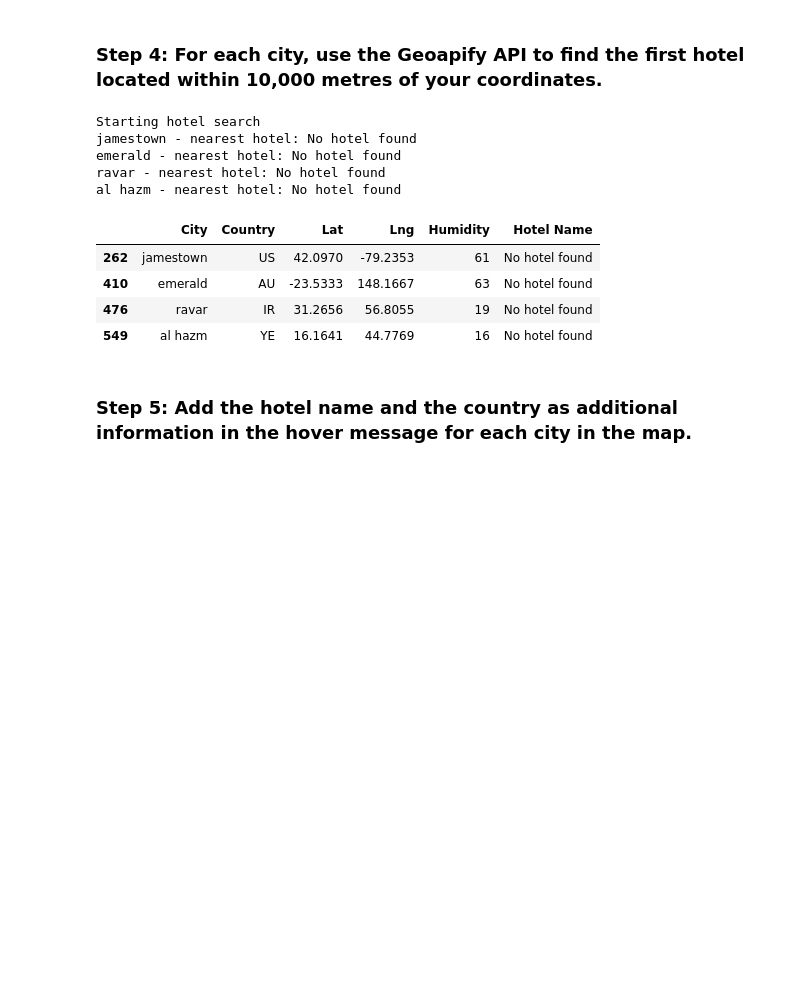
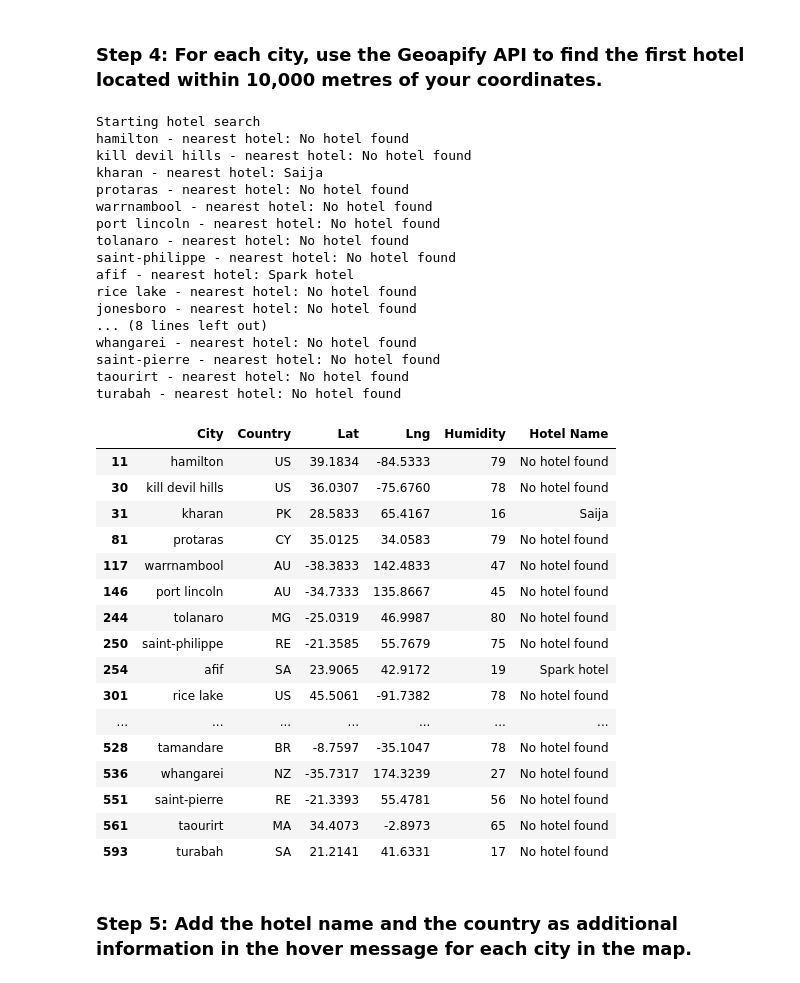
Before and after one commit to Lilnessa/python-api-challenge, a Jupyter notebook: WeatherPy/VacationPy.ipynb, the cells around one changed output. Saved outputs shown, nothing was run; the diff lists cells and outputs as text; code cells hidden in the pictures; blank space fills up the shorter version.

```diff
--- a/WeatherPy/VacationPy.ipynb
+++ b/WeatherPy/VacationPy.ipynb
@@ -105,41 +139,66 @@ for index, row in hotel_df.iterrows():
 
     # Add filter and bias parameters with the current city's latitude and longitude to the params dictionary
     params["filter"] = f"circle:{latitude},{longitude},{radius}"
     params["bias"] = f"proximity:{latitude},{longitude}"
 
     # Set base URL
     base_url = "https://api.geoapify.com/v2/places"
 
 
     # Make and API request using the params dictionaty
     name_address = requests.get(base_url, params=params)
 
     # Convert the API response to JSON format
     name_address = name_address.json()
 
     # Grab the first hotel from the results and store the name in the hotel_df DataFrame
     try:
         hotel_df.loc[index, "Hotel Name"] = name_address["features"][0]["properties"]["name"]
     except (KeyError, IndexError):
         # If no hotel is found, set the hotel name as "No hotel found".
         hotel_df.loc[index, "Hotel Name"] = "No hotel found"
 
     # Log the search results
     print(f"{hotel_df.loc[index, 'City']} - nearest hotel: {hotel_df.loc[index, 'Hotel Name']}")
 
 # Display sample data
+hotel_df.count()
 hotel_df
 # %% [output]
 Starting hotel search
-jamestown - nearest hotel: No hotel found
-emerald - nearest hotel: No hotel found
-ravar - nearest hotel: No hotel found
-al hazm - nearest hotel: No hotel found
+hamilton - nearest hotel: No hotel found
+kill devil hills - nearest hotel: No hotel found
+kharan - nearest hotel: Saija
+protaras - nearest hotel: No hotel found
+warrnambool - nearest hotel: No hotel found
+port lincoln - nearest hotel: No hotel found
+tolanaro - nearest hotel: No hotel found
+saint-philippe - nearest hotel: No hotel found
+afif - nearest hotel: Spark hotel
+rice lake - nearest hotel: No hotel found
+jonesboro - nearest hotel: No hotel found
+... (8 lines left out)
+whangarei - nearest hotel: No hotel found
+saint-pierre - nearest hotel: No hotel found
+taourirt - nearest hotel: No hotel found
+turabah - nearest hotel: No hotel found
 |  | City | Country | Lat | Lng | Humidity | Hotel Name |
-| 262 | jamestown | US | 42.0970 | -79.2353 | 61 | No hotel found |
-| 410 | emerald | AU | -23.5333 | 148.1667 | 63 | No hotel found |
-| 476 | ravar | IR | 31.2656 | 56.8055 | 19 | No hotel found |
-| 549 | al hazm | YE | 16.1641 | 44.7769 | 16 | No hotel found |
+| 11 | hamilton | US | 39.1834 | -84.5333 | 79 | No hotel found |
+| 30 | kill devil hills | US | 36.0307 | -75.6760 | 78 | No hotel found |
+| 31 | kharan | PK | 28.5833 | 65.4167 | 16 | Saija |
+| 81 | protaras | CY | 35.0125 | 34.0583 | 79 | No hotel found |
+| 117 | warrnambool | AU | -38.3833 | 142.4833 | 47 | No hotel found |
+| 146 | port lincoln | AU | -34.7333 | 135.8667 | 45 | No hotel found |
+| 244 | tolanaro | MG | -25.0319 | 46.9987 | 80 | No hotel found |
+| 250 | saint-philippe | RE | -21.3585 | 55.7679 | 75 | No hotel found |
+| 254 | afif | SA | 23.9065 | 42.9172 | 19 | Spark hotel |
+| 301 | rice lake | US | 45.5061 | -91.7382 | 78 | No hotel found |
+| ... | ... | ... | ... | ... | ... | ... |
+| 528 | tamandare | BR | -8.7597 | -35.1047 | 78 | No hotel found |
+| 536 | whangarei | NZ | -35.7317 | 174.3239 | 27 | No hotel found |
+| 551 | saint-pierre | RE | -21.3393 | 55.4781 | 56 | No hotel found |
+| 561 | taourirt | MA | 34.4073 | -2.8973 | 65 | No hotel found |
+| 593 | turabah | SA | 21.2141 | 41.6331 | 17 | No hotel found |
 # %% [markdown]
 ### Step 5: Add the hotel name and the country as additional information in the hover message for each city in the map.
 # %%
```
Also changed, not shown: parts of 6 cells of this notebook, 1 other file.
